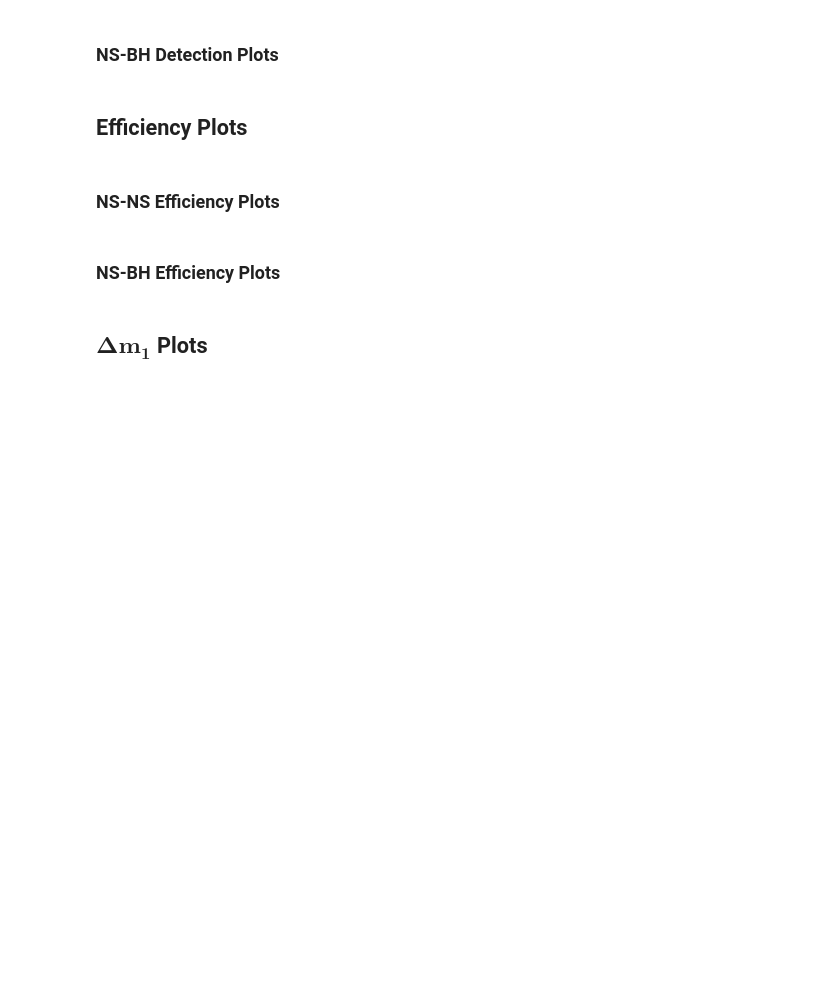
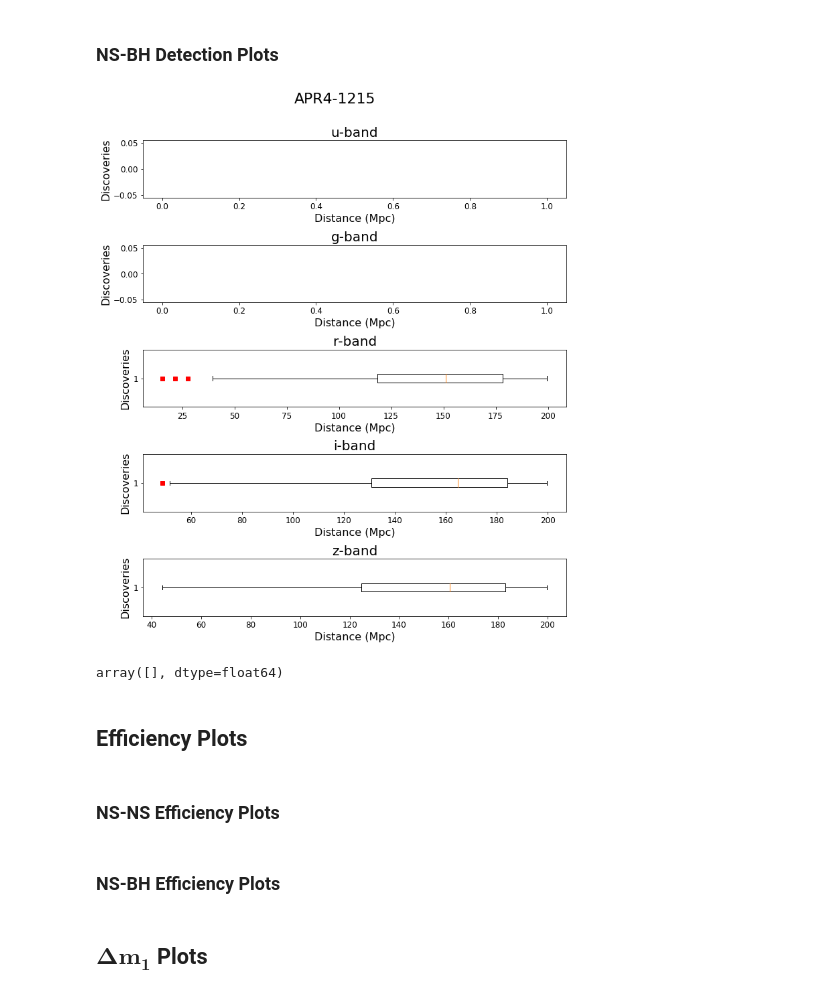
Before and after one commit to adamamiller/NUREU17, a Jupyter notebook: LSST/TargetOfOpportunityStrategy/Light_Curve_Accuracy_Tests.ipynb, the cells around one changed output. Cells and saved outputs as stored; diff of their text form; code cells hidden in the pictures; blank space fills up the shorter version.

Commit message:
Working on adding box plots to histograms to provide more useful information.

```diff
--- a/LSST/TargetOfOpportunityStrategy/Light_Curve_Accuracy_Tests.ipynb
+++ b/LSST/TargetOfOpportunityStrategy/Light_Curve_Accuracy_Tests.ipynb
@@ -671,3 +783,11 @@ plt.close()
+# %%
+box_plot(APR1215_table, 'APR4-1215')
+# %% [output]
+[figure, added]
+# %%
+np.array(filter_dist(filter_band(filter_hits(APR1215_table), 'u')))
+# %% [output]
+array([], dtype=float64)
 # %% [markdown]
 ## Efficiency Plots
 # %%
```
Also changed, not shown: parts of 11 cells of this notebook, 1 other file.
